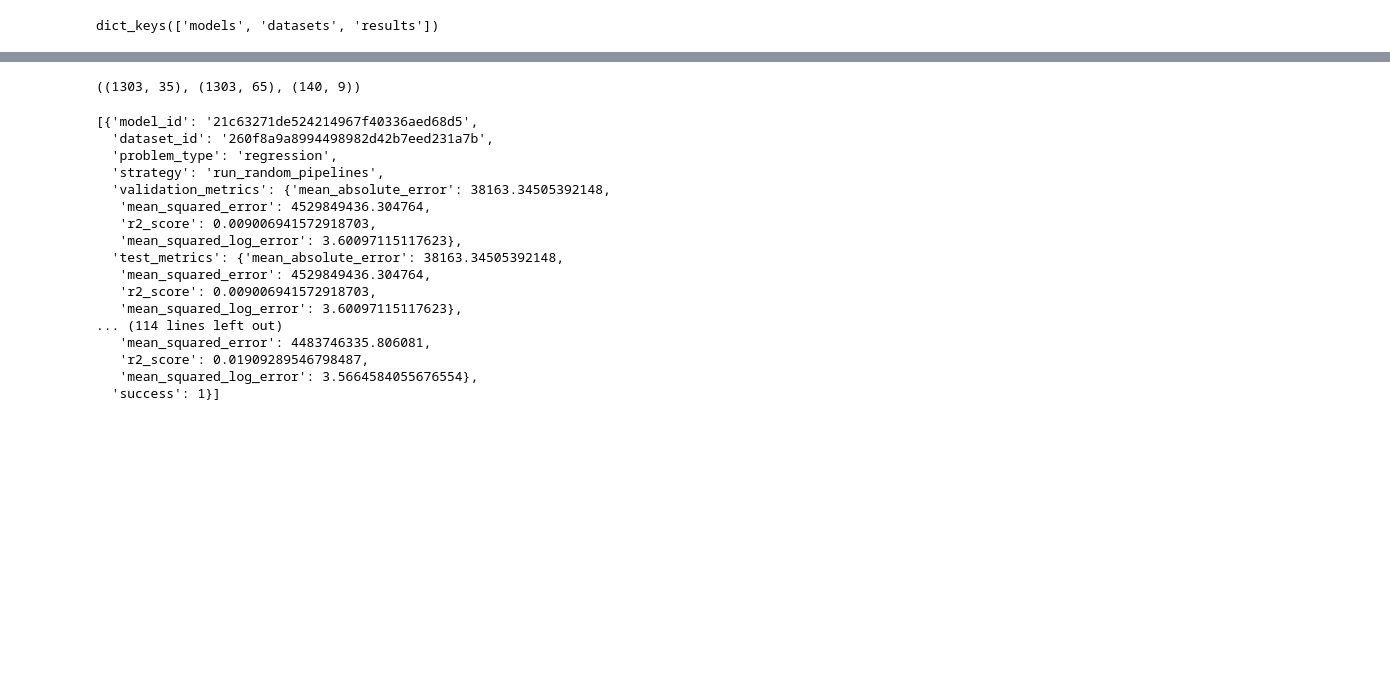
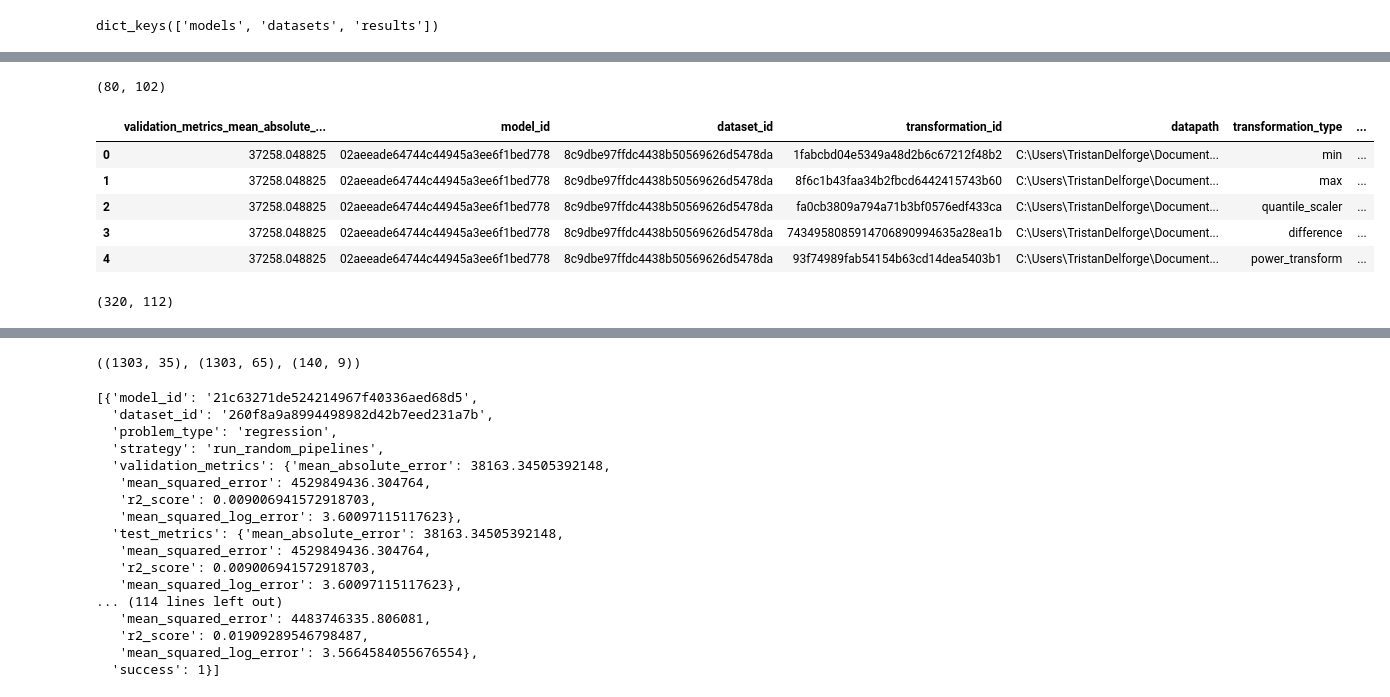
Before and after one commit to tristan00/auto_ml, a Jupyter notebook: metamodel.ipynb, the cells around one changed output, grey strips where cells are left out. Drawn from its saved outputs; the diff is of its cells as text; code cells hidden in the pictures; blank space fills up the shorter version.

```diff
--- a/metamodel.ipynb
+++ b/metamodel.ipynb
@@ -43,3 +77,22 @@ dict_keys(['models', 'datasets', 'results'])
+# %%
+datasets_df.shape
+# %% [output]
+(80, 102)
+# %%
+merged_df = results_df[['validation_metrics_mean_absolute_error', 'model_id', 'dataset_id']].merge(datasets_df)
+merged_df = merged_df.merge(model_df)
+merged_df.head()
+# %% [output]
+|  | validation_metrics_mean_absolute_... | model_id | dataset_id | transformation_id | datapath | transformation_type | ... |
+| 0 | 37258.048825 | 02aeeade64744c44945a3ee6f1bed778 | 8c9dbe97ffdc4438b50569626d5478da | 1fabcbd04e5349a48d2b6c67212f48b2 | C:\Users\TristanDelforge\Document... | min | ... |
+| 1 | 37258.048825 | 02aeeade64744c44945a3ee6f1bed778 | 8c9dbe97ffdc4438b50569626d5478da | 8f6c1b43faa34b2fbcd6442415743b60 | C:\Users\TristanDelforge\Document... | max | ... |
+| 2 | 37258.048825 | 02aeeade64744c44945a3ee6f1bed778 | 8c9dbe97ffdc4438b50569626d5478da | fa0cb3809a794a71b3bf0576edf433ca | C:\Users\TristanDelforge\Document... | quantile_scaler | ... |
+| 3 | 37258.048825 | 02aeeade64744c44945a3ee6f1bed778 | 8c9dbe97ffdc4438b50569626d5478da | 7434958085914706890994635a28ea1b | C:\Users\TristanDelforge\Document... | difference | ... |
+| 4 | 37258.048825 | 02aeeade64744c44945a3ee6f1bed778 | 8c9dbe97ffdc4438b50569626d5478da | 93f74989fab54154b63cd14dea5403b1 | C:\Users\TristanDelforge\Document... | power_transform | ... |
+# %%
+merged_df.shape
+# %% [output]
+(320, 112)
 # %%
 model_df = pd.DataFrame(past_results['models'])
 model_df.head(20)
```
Also changed, not shown: parts of 10 cells of this notebook, 3 other files.
